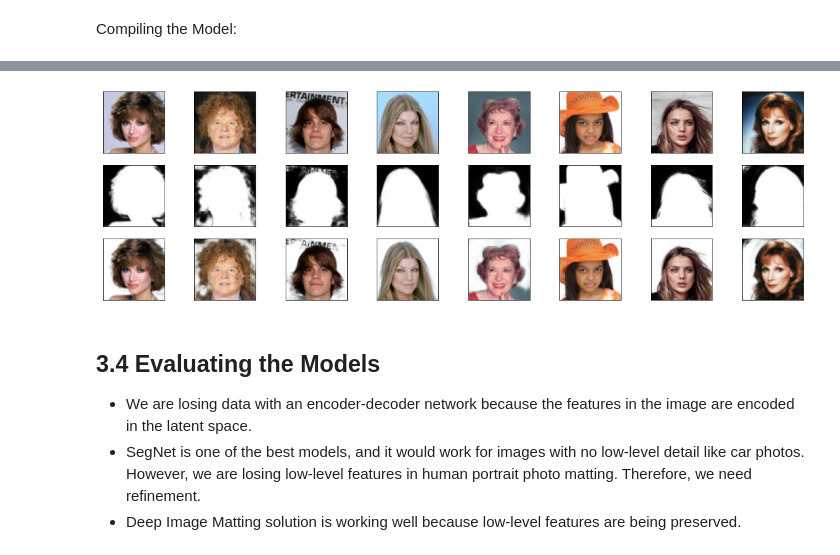
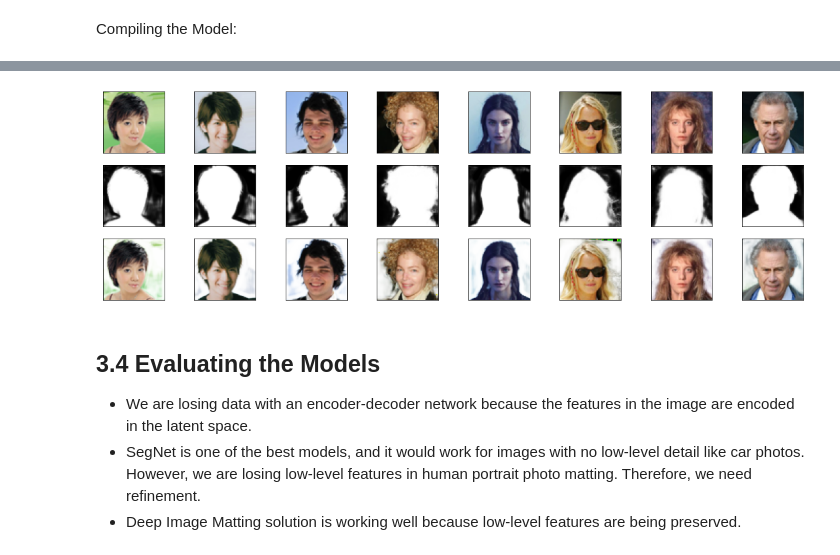
Before and after one commit to kocabiyik/deep-learning, a Jupyter notebook: 43-image-matting-celeba.ipynb, the cells around one changed output, grey strips where cells are left out. Cells and saved outputs as stored; diff of their text form; code cells hidden in the pictures.

```diff
--- a/43-image-matting-celeba.ipynb
+++ b/43-image-matting-celeba.ipynb
@@ -658,41 +658,40 @@ decoded_imgs = model_matting.predict(testing_a)
 import matplotlib.pyplot as plt
 
 n = 8  # number of samples
-img_index = 31
-
+img_index = 16
 plt.figure(figsize=(20, 6))
 for i in range(n):
 
     # original
     ax = plt.subplot(3, n, i + 1)
     plt.imshow(testing_a[img_index+i].reshape(img_dim_pixel, img_dim_pixel,3))
     plt.gray()
     ax.get_xaxis().set_visible(False)
     ax.get_yaxis().set_visible(False)
 
     # mask
     ax = plt.subplot(3, n, i + 1 + n)
     plt.imshow(decoded_imgs[img_index+i].reshape(img_dim_pixel, img_dim_pixel))
     plt.gray()
     ax.get_xaxis().set_visible(False)
     ax.get_yaxis().set_visible(False)
 
     # matting
     ax = plt.subplot(3, n, i + n + n+ 1)
     ax.get_xaxis().set_visible(False)
     ax.get_yaxis().set_visible(False)
     img = testing_a[img_index+i].reshape(img_dim_pixel, img_dim_pixel,3)
     mask = decoded_imgs[img_index+i].reshape(img_dim_pixel, img_dim_pixel)
     red, green, blue = img.T
     red=red**mask.T
     green=green**mask.T
     blue = blue**mask.T
     matted = np.array((red,green,blue)).T
     plt.imshow(matted)
 
 plt.show()
 # %% [output]
-[figure, old version]
+[figure, new version]
 # %% [markdown]
 ## 3.4 Evaluating the Models
 * We are losing data with an encoder-decoder network because the features in the image are encoded in the latent space.
```
Also changed, not shown: parts of 2 cells of this notebook.
